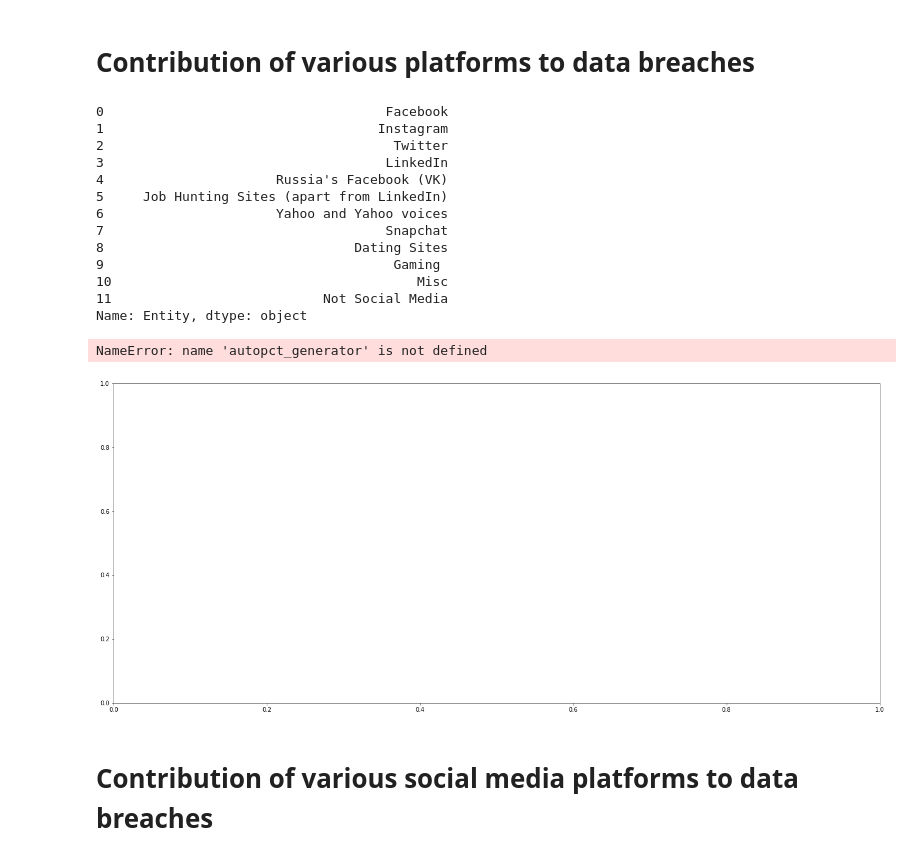
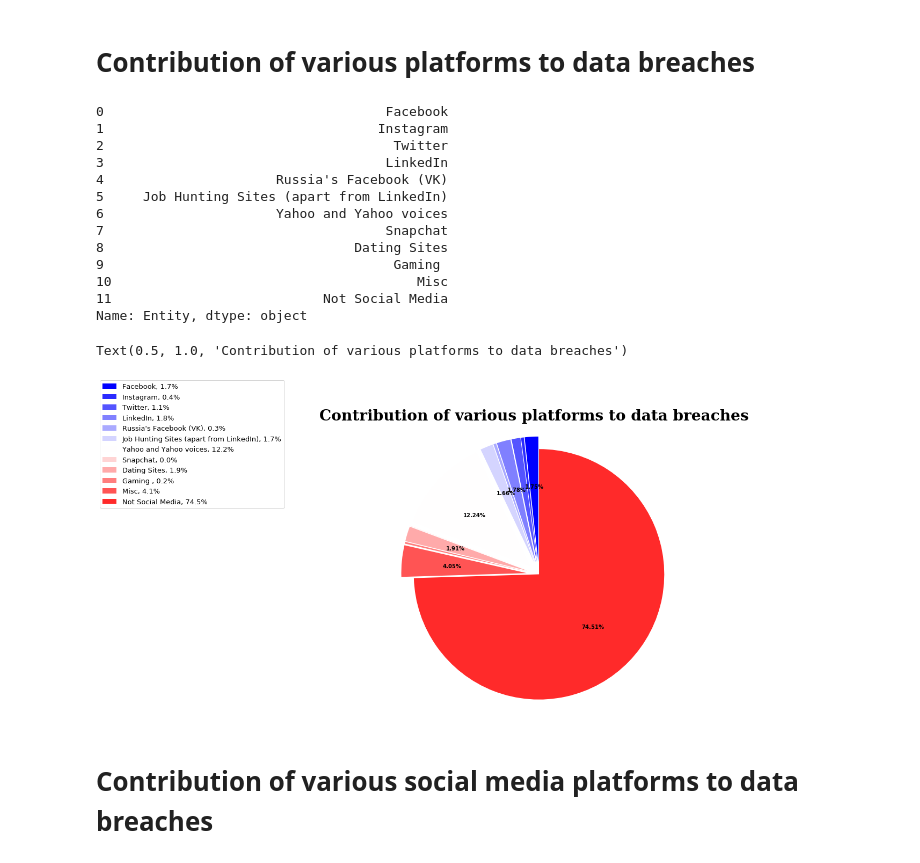
Before and after one commit to morahman97/ECE143Project, a Jupyter notebook: demo.ipynb, the cells around one changed output. Cells and saved outputs as stored; diff of their text form; code cells hidden in the pictures.

```diff
--- a/demo.ipynb
+++ b/demo.ipynb
@@ -109,6 +109,12 @@ ind_co_sponsors = dcfunding.ind_platgold(co_sponsors,plotName='Figures/mastodon_
 # %%
 from matplotlib import cm
 %matplotlib inline
+
+def autopct_generator(limit):
+    """Remove percent on small slices."""
+    def inner_autopct(pct):
+        return ('%.2f%%' % pct) if pct > limit else ''
+    return inner_autopct
 
 data = pd.read_excel('./Datasets/Data Breaches/cleaned_social_media.xlsx')
 labels = data['Entity']
@@ -134,35 +140,35 @@ total = sum(sizes)
 plt.legend(
     loc='upper left',
     labels=['%s, %1.1f%%' % (
         l, (float(s) / total) * 100) for l, s in zip(labels, sizes)],
     prop={'size': 13},
     bbox_to_anchor=(0.0, 1),
     bbox_transform=fig1.transFigure
 )
 #defining fonts
 font = {'family': 'serif',
         'color':  'black',
         'weight': 'heavy',
         'size': 28,
         }
 
 plt.title('Contribution of various platforms to data breaches',fontdict=font)
 # %% [output]
 0                                    Facebook
 1                                   Instagram
 2                                     Twitter
 3                                    LinkedIn
 4                      Russia's Facebook (VK)
 5     Job Hunting Sites (apart from LinkedIn)
 6                      Yahoo and Yahoo voices
 7                                    Snapchat
 8                                Dating Sites
 9                                     Gaming
 10                                       Misc
 11                           Not Social Media
 Name: Entity, dtype: object
-NameError: name 'autopct_generator' is not defined
+Text(0.5, 1.0, 'Contribution of various platforms to data breaches')
-[figure, old version]
+[figure, new version]
 # %% [markdown]
 # Contribution of various social media platforms to data breaches
 # %%
```
Also changed, not shown: parts of 2 cells of this notebook.
